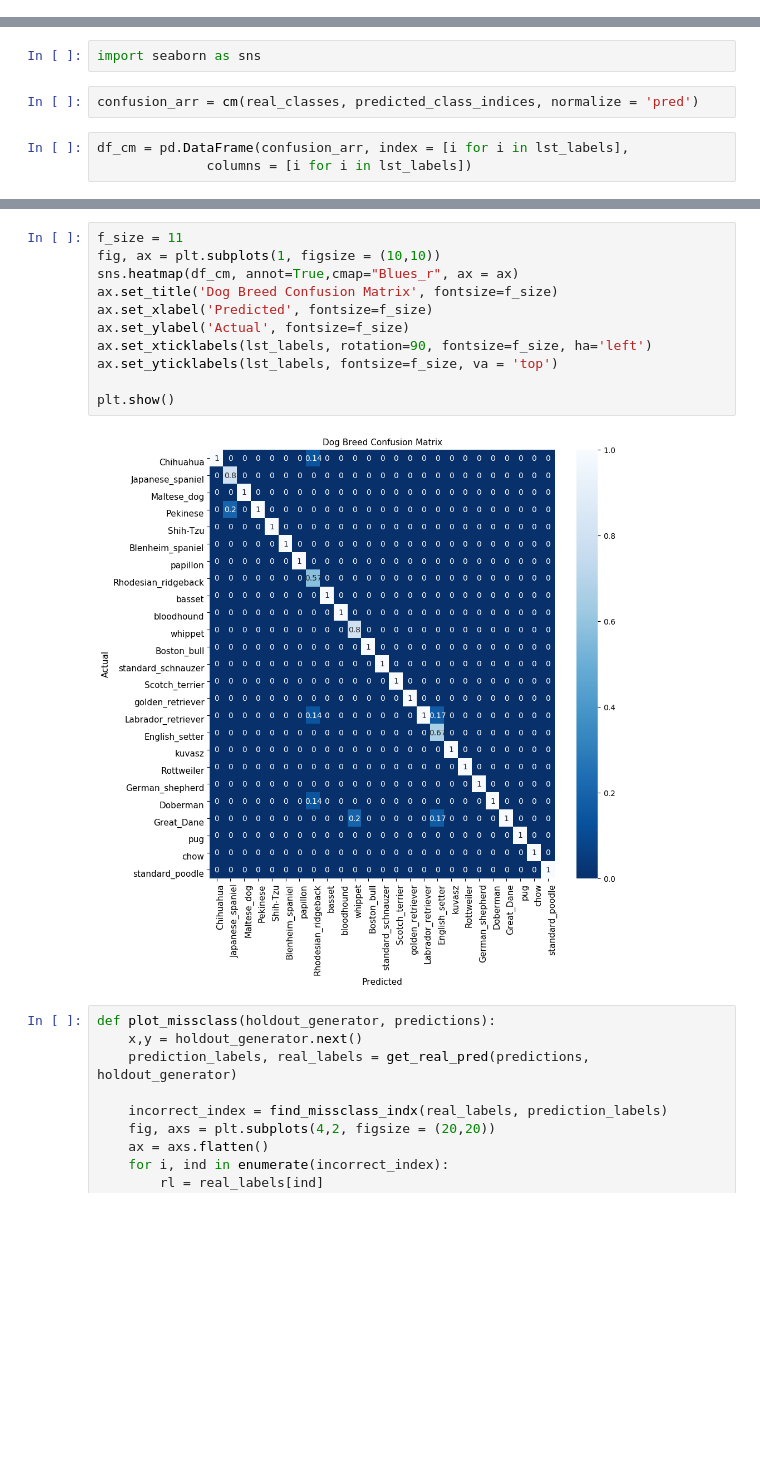
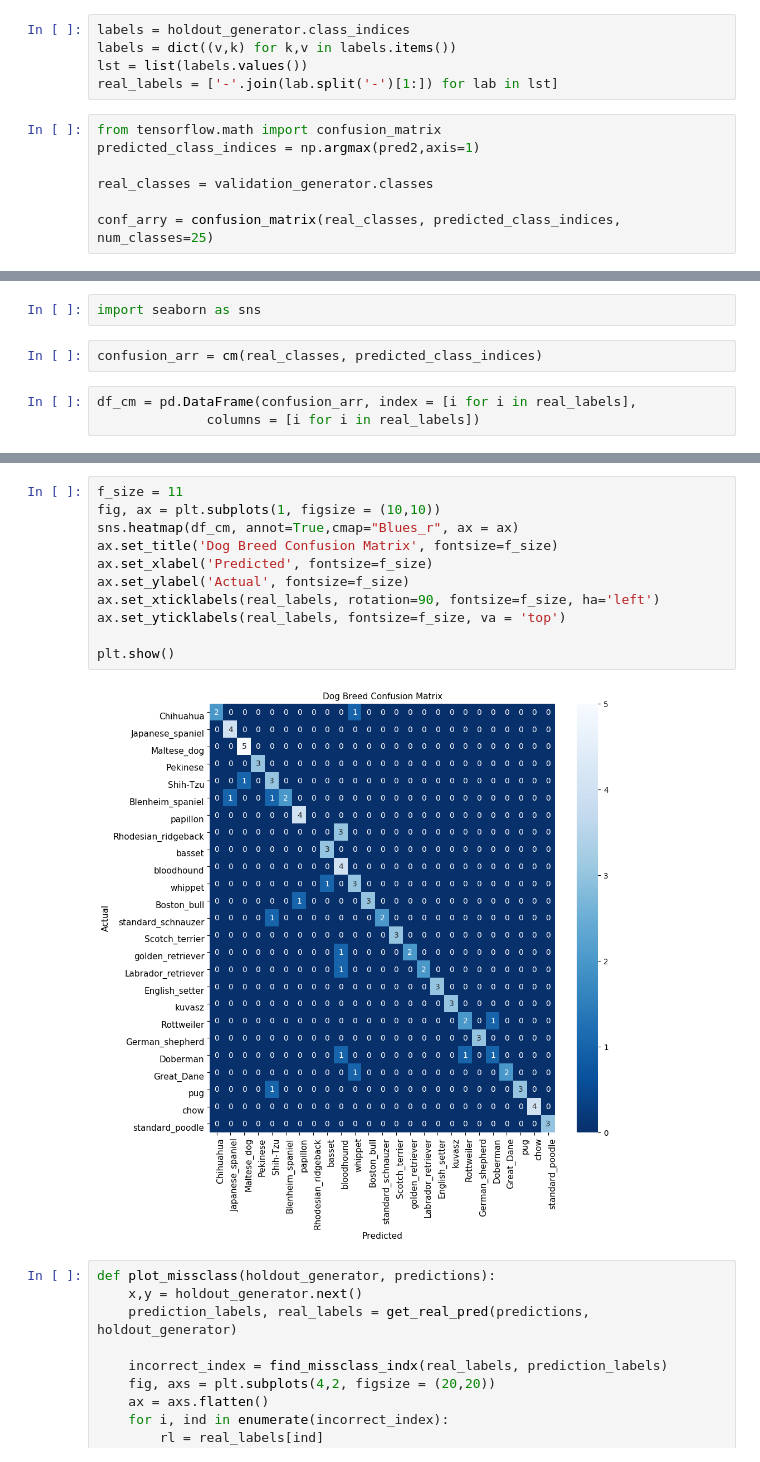
Before and after one commit to hberginc/Who-s_Your_Doggy, a Jupyter notebook: Visualize Predictions.ipynb, the cells around one changed output, grey strips where cells are left out. Saved outputs shown, nothing was run; the diff lists cells and outputs as text; blank space fills up the shorter version.

Commit message:
woking on preds:

```diff
--- a/Visualize Predictions.ipynb
+++ b/Visualize Predictions.ipynb
@@ -286,0 +408,12 @@ conf_arry = confusion_matrix(real_classes, predicted_class_indices, num_classes=
+# %%
+labels = holdout_generator.class_indices
+labels = dict((v,k) for k,v in labels.items())
+lst = list(labels.values())
+real_labels = ['-'.join(lab.split('-')[1:]) for lab in lst]
+# %%
+from tensorflow.math import confusion_matrix
+predicted_class_indices = np.argmax(pred2,axis=1)
+
+real_classes = validation_generator.classes
+
+conf_arry = confusion_matrix(real_classes, predicted_class_indices, num_classes=25)
@@ -307,10 +442,10 @@ from sklearn.metrics import plot_confusion_matrix
 # %%
 import seaborn as sns
 # %%
-confusion_arr = cm(real_classes, predicted_class_indices, normalize = 'pred')
+confusion_arr = cm(real_classes, predicted_class_indices)
 # %%
-df_cm = pd.DataFrame(confusion_arr, index = [i for i in lst_labels],
-              columns = [i for i in lst_labels])
+df_cm = pd.DataFrame(confusion_arr, index = [i for i in real_labels],
+              columns = [i for i in real_labels])
 # %%
 df_cm
 # %% [output]
@@ -335,16 +470,16 @@ df_cm
 # %%
 f_size = 11
 fig, ax = plt.subplots(1, figsize = (10,10))
 sns.heatmap(df_cm, annot=True,cmap="Blues_r", ax = ax)
 ax.set_title('Dog Breed Confusion Matrix', fontsize=f_size)
 ax.set_xlabel('Predicted', fontsize=f_size)
 ax.set_ylabel('Actual', fontsize=f_size)
-ax.set_xticklabels(lst_labels, rotation=90, fontsize=f_size, ha='left')
-ax.set_yticklabels(lst_labels, fontsize=f_size, va = 'top')
+ax.set_xticklabels(real_labels, rotation=90, fontsize=f_size, ha='left')
+ax.set_yticklabels(real_labels, fontsize=f_size, va = 'top')
 
 plt.show()
 # %% [output]
-[figure, old version]
+[figure, new version]
 # %%
 def plot_missclass(holdout_generator, predictions):
     x,y = holdout_generator.next()
```
Also changed, not shown: parts of 46 cells of this notebook, 4 other files.
